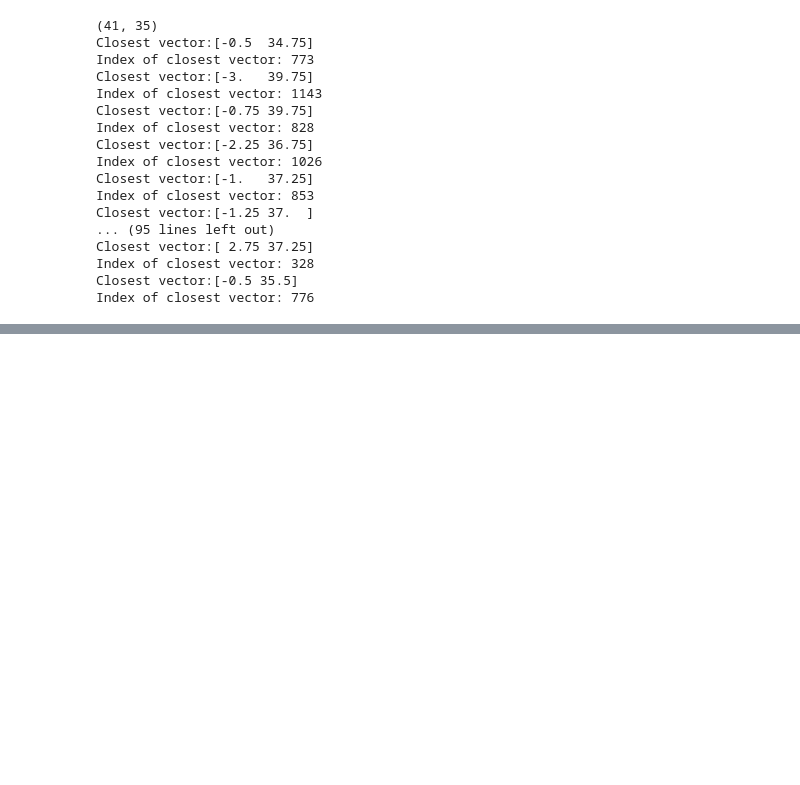
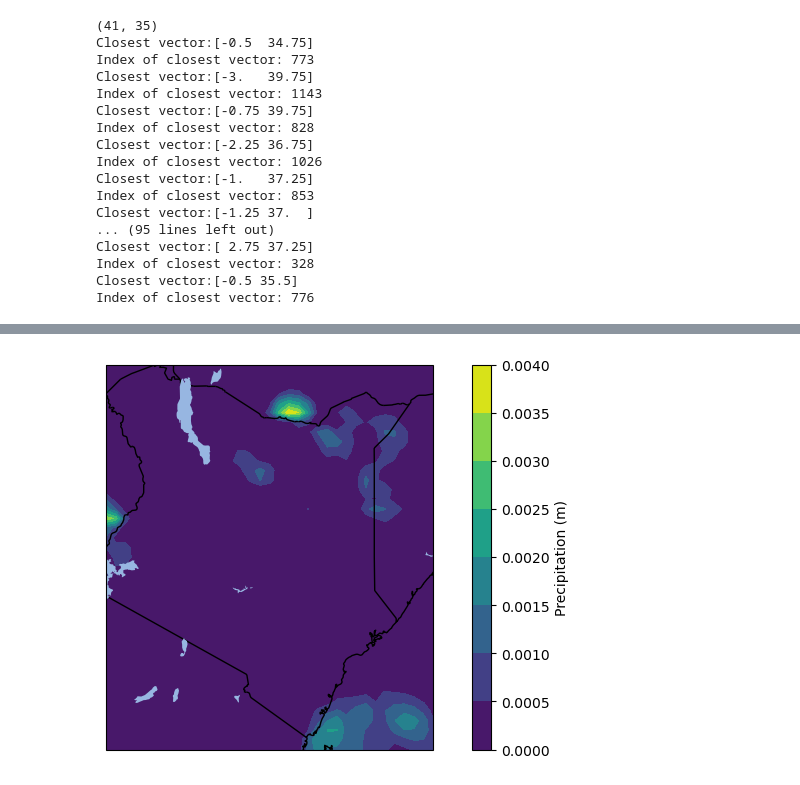
Before and after one commit to alimkarimi/flood_prediction, a Jupyter notebook: CCAI_Flooding_Prototype.ipynb, the cells around one changed output, grey strips where cells are left out. Saved outputs shown, nothing was run; the diff lists cells and outputs as text; code cells hidden in the pictures; blank space fills up the shorter version.

```diff
--- a/CCAI_Flooding_Prototype.ipynb
+++ b/CCAI_Flooding_Prototype.ipynb
@@ -312,0 +472,34 @@ plt.imshow(target_cube)
+# %%
+# plot map of precipitation from one time step:
+
+import cartopy.crs as ccrs
+import cartopy
+import matplotlib.pyplot as plt
+from netCDF4 import Dataset
+
+# Open your netCDF file
+temp_dataset = Dataset('download.nc')
+
+# Extract the data you want to plot
+precipt_test = temp_dataset.variables['tp'][785, :, :]  # Adjust indices as needed
+lons_test = temp_dataset.variables['longitude'][:]
+lats_test = temp_dataset.variables['latitude'][:]
+
+# Create a plot with a Cartopy map
+fig = plt.figure(figsize=(10, 5))
+ax = plt.axes(projection=ccrs.PlateCarree())
+
+# Add a background map of the world
+ax.coastlines()
+ax.add_feature(cartopy.feature.BORDERS)
+ax.add_feature(cartopy.feature.LAKES)
+# Plot the data
+plt.contourf(lons_test, lats_test, precipt_test, transform=ccrs.PlateCarree(), cmap='viridis')
+
+# Add color bar
+plt.colorbar(label='Precipitation (m)')
+
+# Show the plot
+plt.show()
+# %% [output]
+[figure, added]
```
Also changed, not shown: parts of 12 cells of this notebook, 4 other files.
